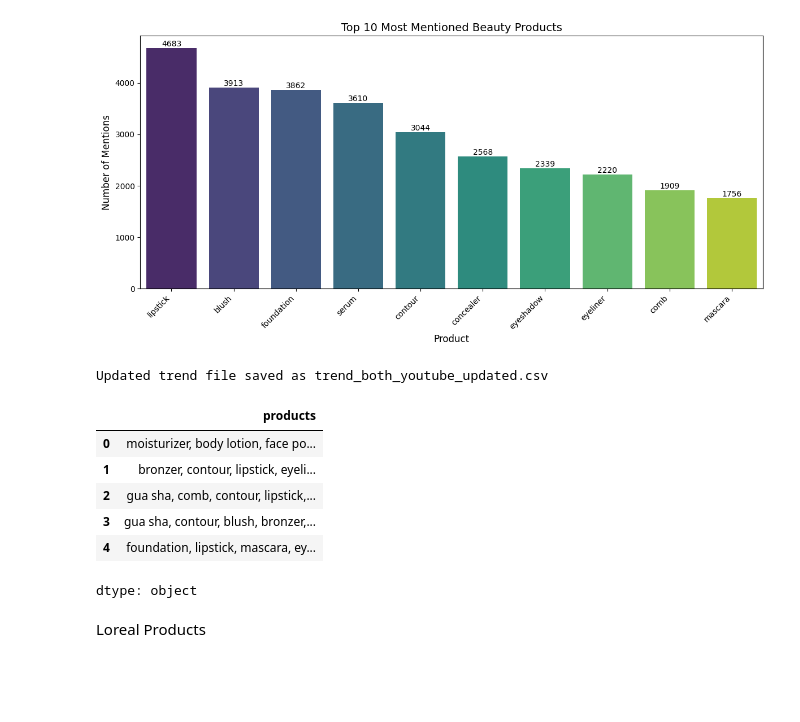
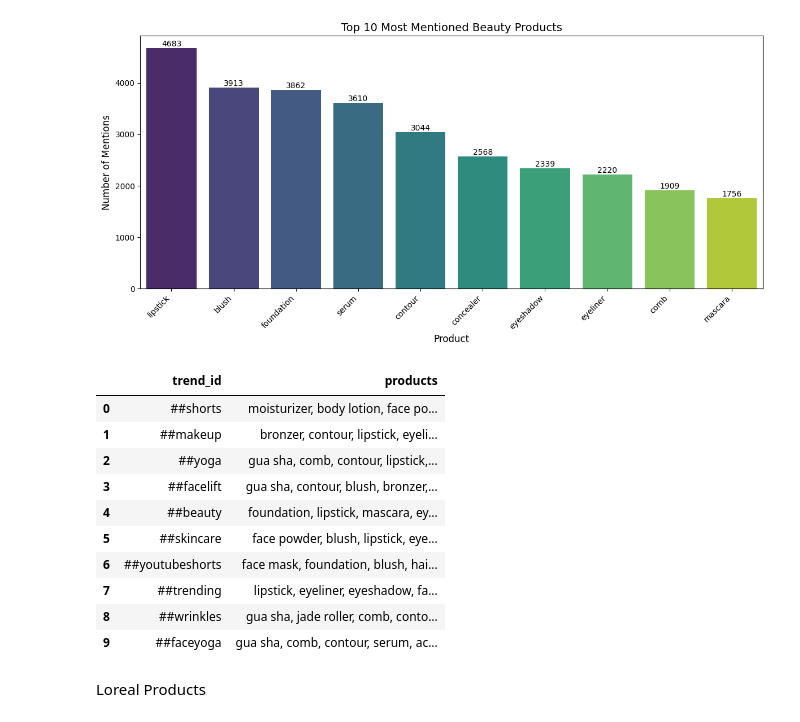
Before and after one commit to lichee03/Loreal-Competition-Born-to-Win, a Jupyter notebook: app/trendAnalysis/extract_product.ipynb, the cells around one changed output. Drawn from its saved outputs; the diff is of its cells as text; code cells hidden in the pictures; blank space fills up the shorter version.

```diff
--- a/app/trendAnalysis/extract_product.ipynb
+++ b/app/trendAnalysis/extract_product.ipynb
@@ -253,17 +366,21 @@ df_trend['products'] = df_trend['products'].apply(lambda x: ', '.join(x))
 # Save updated trend file
 df_trend.to_csv("trend_both_youtube_updated.csv", index=False)
 print("Updated trend file saved as trend_both_youtube_updated.csv")
-
-df_trend["products"].head()
-# %% [output]
-Updated trend file saved as trend_both_youtube_updated.csv
-|  | products |
-| 0 | moisturizer, body lotion, face po... |
-| 1 | bronzer, contour, lipstick, eyeli... |
-| 2 | gua sha, comb, contour, lipstick,... |
-| 3 | gua sha, contour, blush, bronzer,... |
-| 4 | foundation, lipstick, mascara, ey... |
-dtype: object
+# %%
+df_trend = pd.read_csv("trend_both_youtube_updated.csv")
+df_trend[['trend_id', 'products']].head(10)
+# %% [output]
+|  | trend_id | products |
+| 0 | ##shorts | moisturizer, body lotion, face po... |
+| 1 | ##makeup | bronzer, contour, lipstick, eyeli... |
+| 2 | ##yoga | gua sha, comb, contour, lipstick,... |
+| 3 | ##facelift | gua sha, contour, blush, bronzer,... |
+| 4 | ##beauty | foundation, lipstick, mascara, ey... |
+| 5 | ##skincare | face powder, blush, lipstick, eye... |
+| 6 | ##youtubeshorts | face mask, foundation, blush, hai... |
+| 7 | ##trending | lipstick, eyeliner, eyeshadow, fa... |
+| 8 | ##wrinkles | gua sha, jade roller, comb, conto... |
+| 9 | ##faceyoga | gua sha, comb, contour, serum, ac... |
 # %% [markdown]
 Loreal Products
 # %%
```
Also changed, not shown: parts of 14 cells of this notebook, 2 other files.
